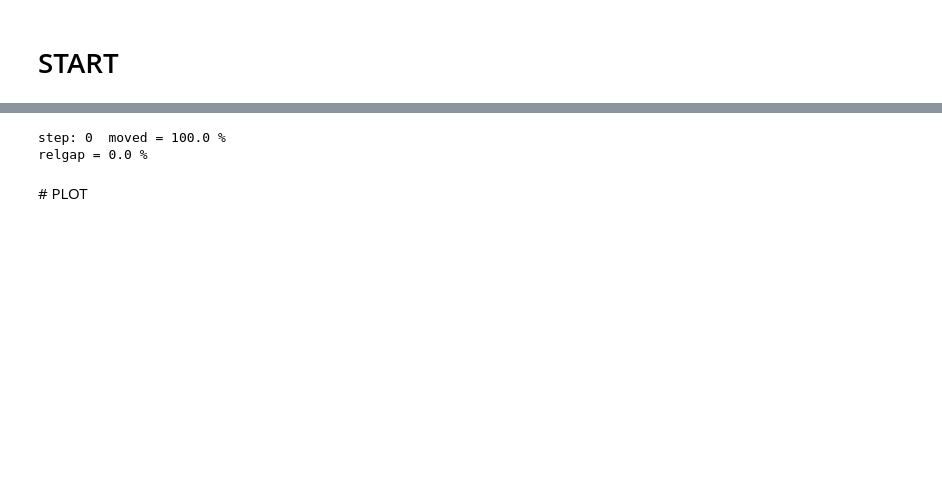
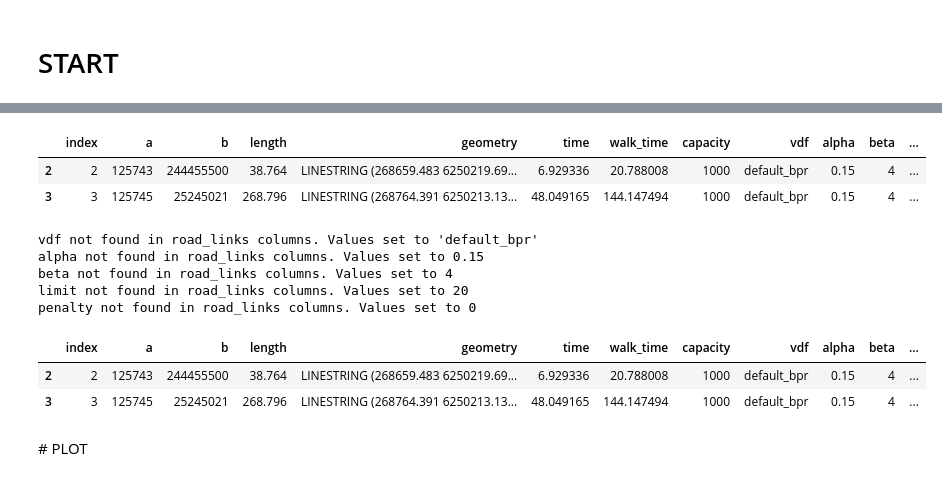
Before and after one commit to systragroup/quetzal_paris, a Jupyter notebook: notebooks/transport/B31_road_pathfinder.ipynb, the cells around one changed output, grey strips where cells are left out. Drawn from its saved outputs; the diff is of its cells as text; code cells hidden in the pictures; blank space fills up the shorter version.

```diff
--- a/notebooks/transport/B31_road_pathfinder.ipynb
+++ b/notebooks/transport/B31_road_pathfinder.ipynb
@@ -59,6 +56,21 @@ constrained.car_los
+# %%
+constrained.road_links.head(2)
+# %% [output]
+|  | index | a | b | length | geometry | time | walk_time | capacity | vdf | alpha | beta | ... |
+| 2 | 2 | 125743 | 244455500 | 38.764 | LINESTRING (268659.483 6250219.69... | 6.929336 | 20.788008 | 1000 | default_bpr | 0.15 | 4 | ... |
+| 3 | 3 | 125745 | 25245021 | 268.796 | LINESTRING (268764.391 6250213.13... | 48.049165 | 144.147494 | 1000 | default_bpr | 0.15 | 4 | ... |
 # %%
-free.step_road_pathfinder(maxiters=1, log=True, speedup=False, tolerance=0.001)
+free.step_road_pathfinder(maxiters=1)
 # %% [output]
-step: 0  moved = 100.0 %
-relgap = 0.0 %
+vdf not found in road_links columns. Values set to 'default_bpr'
+alpha not found in road_links columns. Values set to 0.15
+beta not found in road_links columns. Values set to 4
+limit not found in road_links columns. Values set to 20
+penalty not found in road_links columns. Values set to 0
+# %%
+free.road_links.head(2)
+# %% [output]
+|  | index | a | b | length | geometry | time | walk_time | capacity | vdf | alpha | beta | ... |
+| 2 | 2 | 125743 | 244455500 | 38.764 | LINESTRING (268659.483 6250219.69... | 6.929336 | 20.788008 | 1000 | default_bpr | 0.15 | 4 | ... |
+| 3 | 3 | 125745 | 25245021 | 268.796 | LINESTRING (268764.391 6250213.13... | 48.049165 | 144.147494 | 1000 | default_bpr | 0.15 | 4 | ... |
 # %%
```
Also changed, not shown: parts of 8 cells of this notebook, 39 other files.
